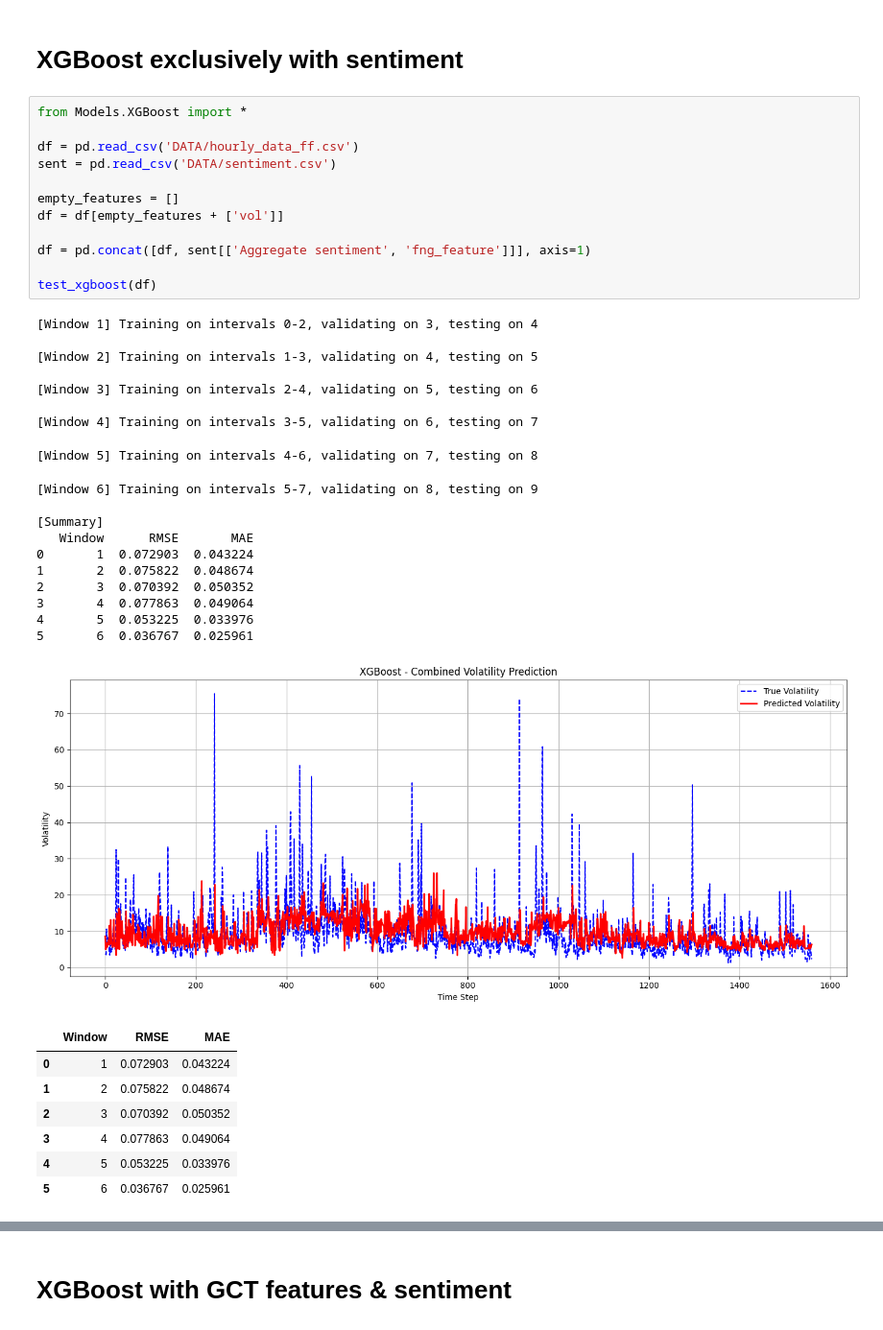
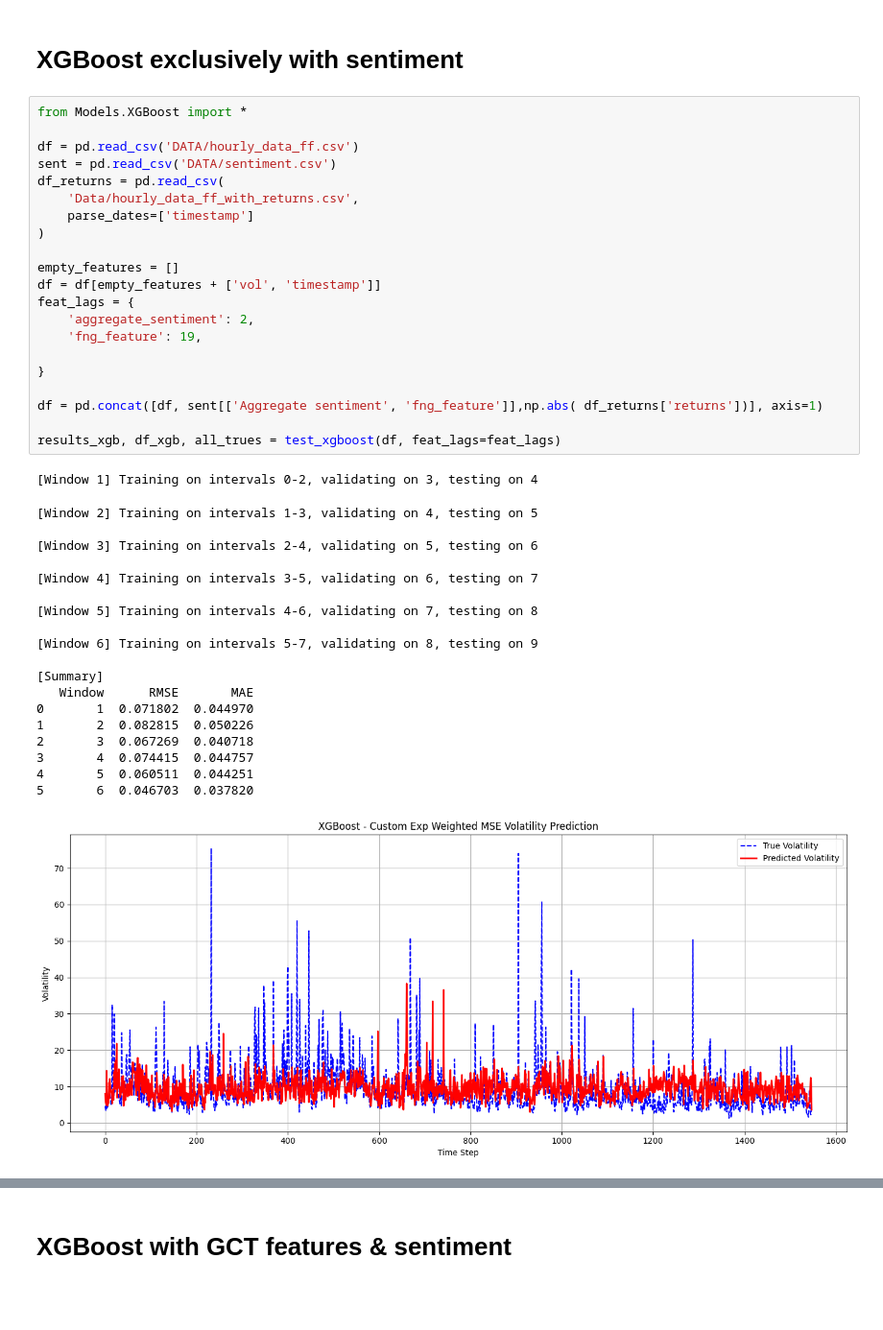
Before and after one commit to AugusteDP-git/bitcoin-volatility-forecasting, a Jupyter notebook: main.ipynb, the cells around one changed output, grey strips where cells are left out. Shown at 96% size. Cells and saved outputs as stored; diff of their text form; blank space fills up the shorter version.

```diff
--- a/main.ipynb
+++ b/main.ipynb
@@ -683,39 +670,42 @@ test_xgboost(df)
 # %%
 from Models.XGBoost import *
 
 df = pd.read_csv('DATA/hourly_data_ff.csv')
 sent = pd.read_csv('DATA/sentiment.csv')
+df_returns = pd.read_csv(
+    'Data/hourly_data_ff_with_returns.csv',
+    parse_dates=['timestamp']
+)
 
 empty_features = []
-df = df[empty_features + ['vol']]
+df = df[empty_features + ['vol', 'timestamp']]
+feat_lags = {
+    'aggregate_sentiment': 2,
+    'fng_feature': 19,
 
-df = pd.concat([df, sent[['Aggregate sentiment', 'fng_feature']]], axis=1)
+}
 
-test_xgboost(df)
+df = pd.concat([df, sent[['Aggregate sentiment', 'fng_feature']],np.abs( df_returns['returns'])], axis=1)
+
+results_xgb, df_xgb, all_trues = test_xgboost(df, feat_lags=feat_lags)
 # %% [output]
 [Window 1] Training on intervals 0-2, validating on 3, testing on 4
-
-[Window 2] Training on intervals 1-3, validating on 4, testing on 5
-
-[Window 3] Training on intervals 2-4, validating on 5, testing on 6
-
-[Window 4] Training on intervals 3-5, validating on 6, testing on 7
+[Window 2] Training on intervals 1-3, validating on 4, testing on 5
+
+[Window 3] Training on intervals 2-4, validating on 5, testing on 6
+
+[Window 4] Training on intervals 3-5, validating on 6, testing on 7
+
 [Window 5] Training on intervals 4-6, validating on 7, testing on 8
+
+[Window 6] Training on intervals 5-7, validating on 8, testing on 9
+
+[Summary]
+   Window      RMSE       MAE
+0       1  0.071802  0.044970
+1       2  0.082815  0.050226
+2       3  0.067269  0.040718
+3       4  0.074415  0.044757
+4       5  0.060511  0.044251
+5       6  0.046703  0.037820
-[Window 6] Training on intervals 5-7, validating on 8, testing on 9
-
-[Summary]
-   Window      RMSE       MAE
-0       1  0.072903  0.043224
-1       2  0.075822  0.048674
-2       3  0.070392  0.050352
-3       4  0.077863  0.049064
-4       5  0.053225  0.033976
-5       6  0.036767  0.025961
-[figure, old version]
+[figure, new version]
-|  | Window | RMSE | MAE |
-| 0 | 1 | 0.072903 | 0.043224 |
-| 1 | 2 | 0.075822 | 0.048674 |
-| 2 | 3 | 0.070392 | 0.050352 |
-| 3 | 4 | 0.077863 | 0.049064 |
-| 4 | 5 | 0.053225 | 0.033976 |
-| 5 | 6 | 0.036767 | 0.025961 |
```
Also changed, not shown: parts of 10 cells of this notebook, 5 other files.
